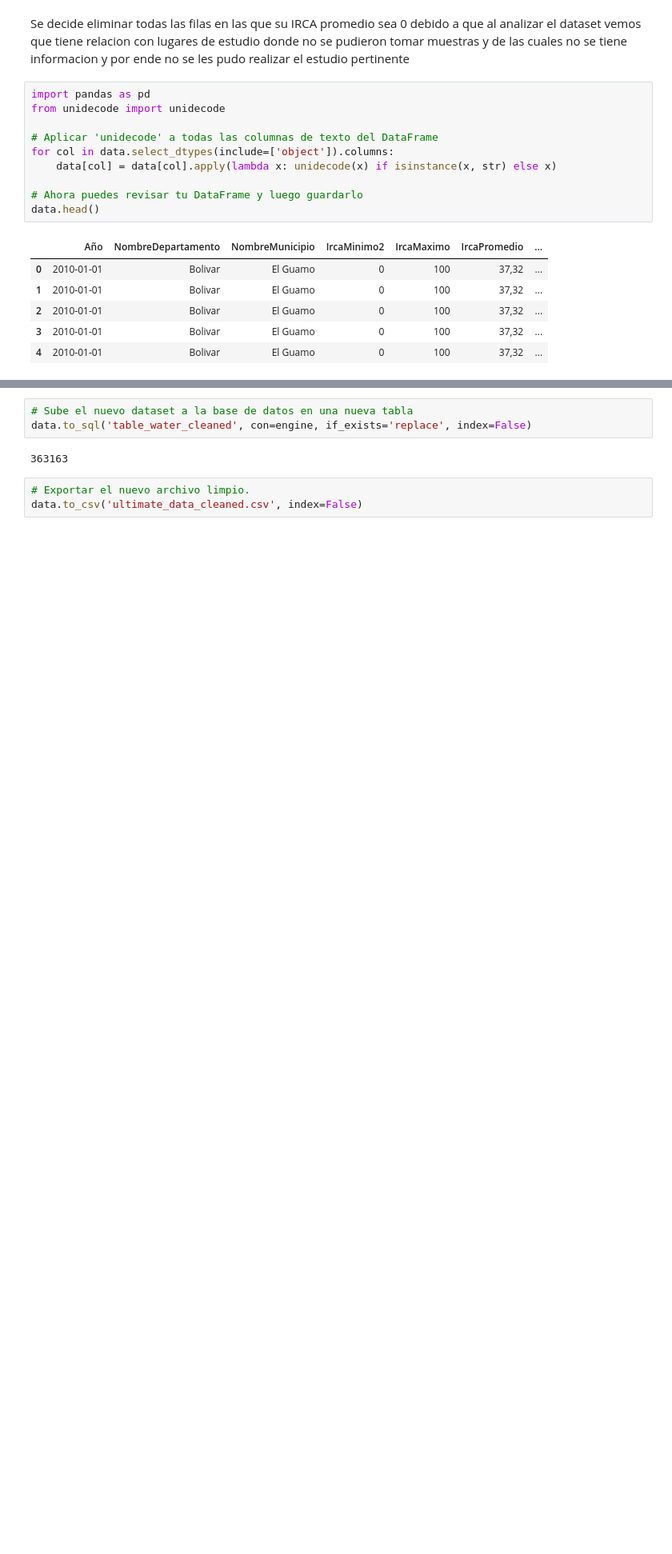
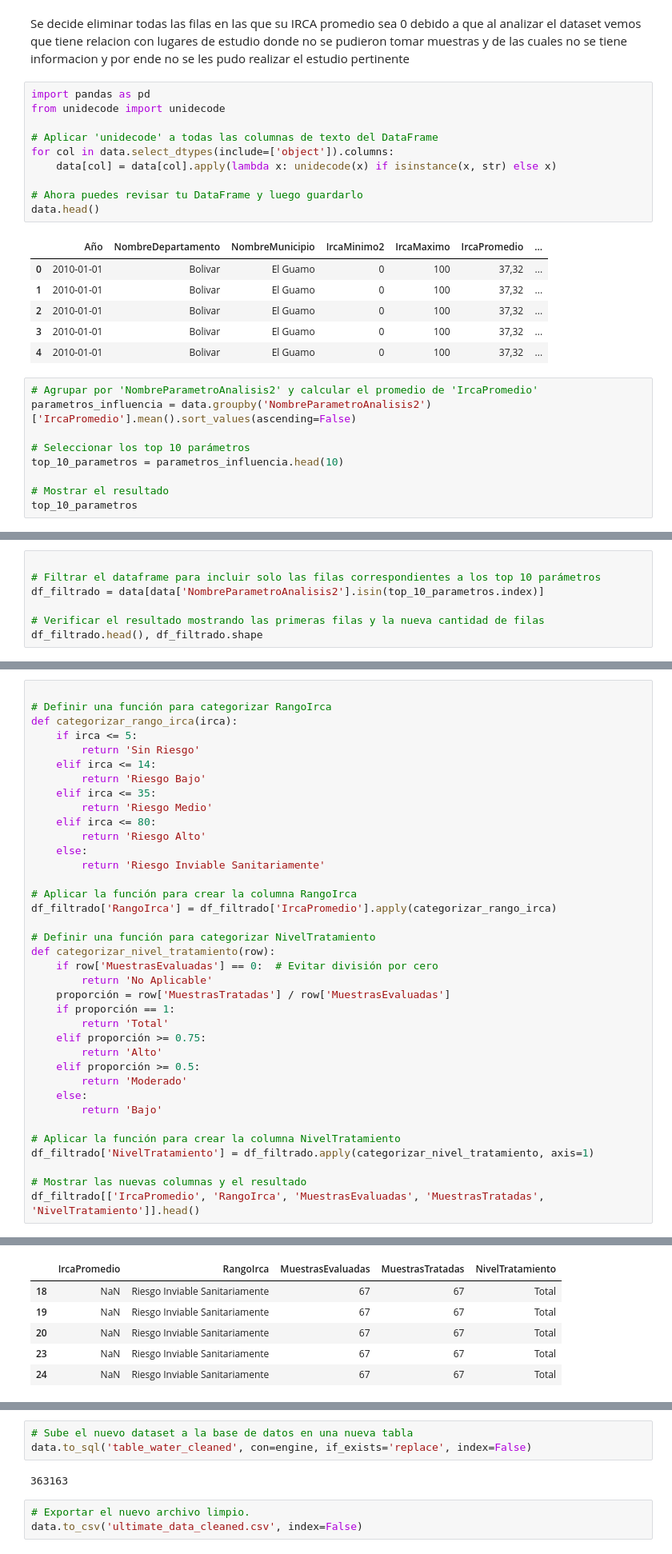
Before and after one commit to PaolaChaux/ETL, a Jupyter notebook: combined_analysis.ipynb, the cells around one changed output, grey strips where cells are left out. Shown at 80% size. Cells and saved outputs as stored; diff of their text form; blank space fills up the shorter version.

```diff
--- a/combined_analysis.ipynb
+++ b/combined_analysis.ipynb
@@ -309,3 +309,12 @@ data.head()
 | 2 | 2010-01-01 | Bolivar | El Guamo | 0 | 100 | 37,32 | ... |
 | 3 | 2010-01-01 | Bolivar | El Guamo | 0 | 100 | 37,32 | ... |
 | 4 | 2010-01-01 | Bolivar | El Guamo | 0 | 100 | 37,32 | ... |
+# %%
+# Agrupar por 'NombreParametroAnalisis2' y calcular el promedio de 'IrcaPromedio'
+parametros_influencia = data.groupby('NombreParametroAnalisis2')['IrcaPromedio'].mean().sort_values(ascending=False)
+
+# Seleccionar los top 10 parámetros
+top_10_parametros = parametros_influencia.head(10)
+
+# Mostrar el resultado
+top_10_parametros
@@ -311,0 +325,7 @@ data.head()
+# %%
+
+# Filtrar el dataframe para incluir solo las filas correspondientes a los top 10 parámetros
+df_filtrado = data[data['NombreParametroAnalisis2'].isin(top_10_parametros.index)]
+
+# Verificar el resultado mostrando las primeras filas y la nueva cantidad de filas
+df_filtrado.head(), df_filtrado.shape
@@ -311,0 +352,38 @@ data.head()
+# %%
+
+# Definir una función para categorizar RangoIrca
+def categorizar_rango_irca(irca):
+    if irca <= 5:
+        return 'Sin Riesgo'
+    elif irca <= 14:
+        return 'Riesgo Bajo'
+    elif irca <= 35:
+        return 'Riesgo Medio'
+    elif irca <= 80:
+        return 'Riesgo Alto'
+    else:
+        return 'Riesgo Inviable Sanitariamente'
+
+# Aplicar la función para crear la columna RangoIrca
+df_filtrado['RangoIrca'] = df_filtrado['IrcaPromedio'].apply(categorizar_rango_irca)
+
+# Definir una función para categorizar NivelTratamiento
+def categorizar_nivel_tratamiento(row):
+    if row['MuestrasEvaluadas'] == 0:  # Evitar división por cero
+        return 'No Aplicable'
+    proporción = row['MuestrasTratadas'] / row['MuestrasEvaluadas']
+    if proporción == 1:
+        return 'Total'
+    elif proporción >= 0.75:
+        return 'Alto'
+    elif proporción >= 0.5:
+        return 'Moderado'
+    else:
+        return 'Bajo'
+
+# Aplicar la función para crear la columna NivelTratamiento
+df_filtrado['NivelTratamiento'] = df_filtrado.apply(categorizar_nivel_tratamiento, axis=1)
+
+# Mostrar las nuevas columnas y el resultado
+df_filtrado[['IrcaPromedio', 'RangoIrca', 'MuestrasEvaluadas', 'MuestrasTratadas', 'NivelTratamiento']].head()
+# %% [output]
@@ -311,0 +400,6 @@ data.head()
+|  | IrcaPromedio | RangoIrca | MuestrasEvaluadas | MuestrasTratadas | NivelTratamiento |
+| 18 | NaN | Riesgo Inviable Sanitariamente | 67 | 67 | Total |
+| 19 | NaN | Riesgo Inviable Sanitariamente | 67 | 67 | Total |
+| 20 | NaN | Riesgo Inviable Sanitariamente | 67 | 67 | Total |
+| 23 | NaN | Riesgo Inviable Sanitariamente | 67 | 67 | Total |
+| 24 | NaN | Riesgo Inviable Sanitariamente | 67 | 67 | Total |
```
Also changed, not shown: parts of 8 cells of this notebook.
